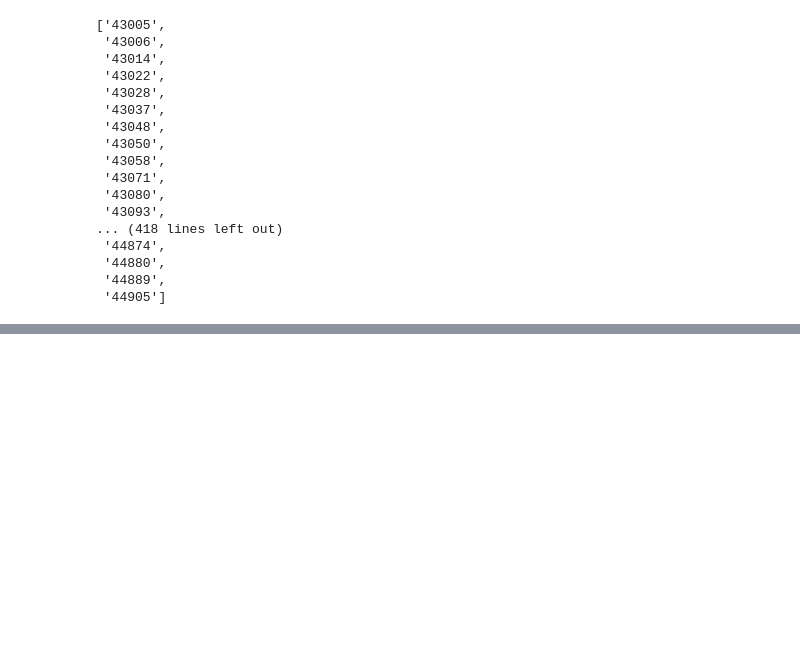
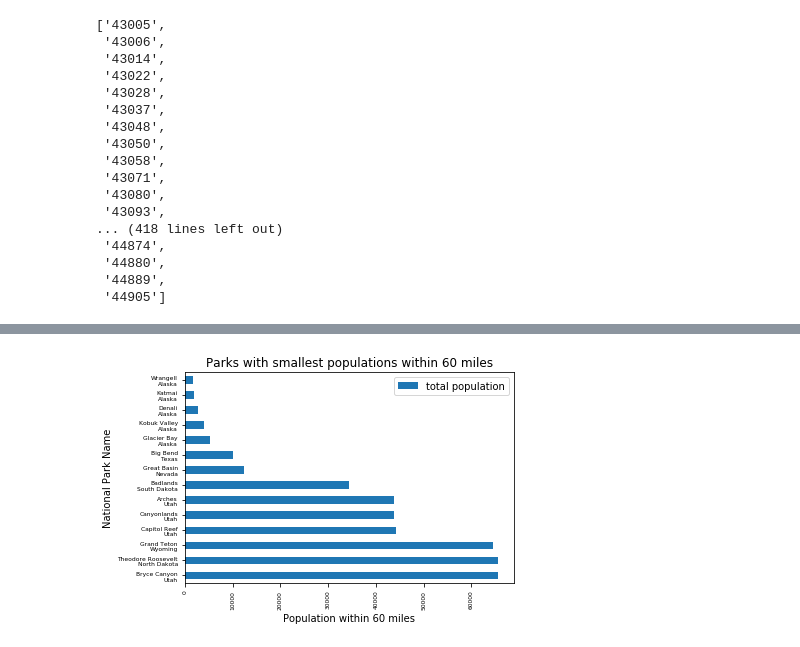
Before and after one commit to theaddies/bootcamp_project_1, a Jupyter notebook: NP_zip_code_radius.ipynb, the cells around one changed output, grey strips where cells are left out. Cells and saved outputs as stored; diff of their text form; code cells hidden in the pictures; blank space fills up the shorter version.

```diff
--- a/NP_zip_code_radius.ipynb
+++ b/NP_zip_code_radius.ipynb
@@ -60,0 +251,9 @@ in_radius
+# %%
+ax1 = park_zip_code_population[-15:-1].plot(x = 'Name+Location', y = 'total population' , kind = 'barh', title = 'Parks with smallest populations within 60 miles', fontsize = 6)
+plt.xticks(rotation = 90)
+ax1.set_xlabel('Population within 60 miles')
+ax1.set_ylabel('National Park Name')
+plt.savefig('./data_summary/parks_with_smallest_populations.png', bbox_inches='tight')
+plt.tight_layout()
+# %% [output]
+[figure, added]
```
Also changed, not shown: parts of 24 cells of this notebook, 9 other files.
